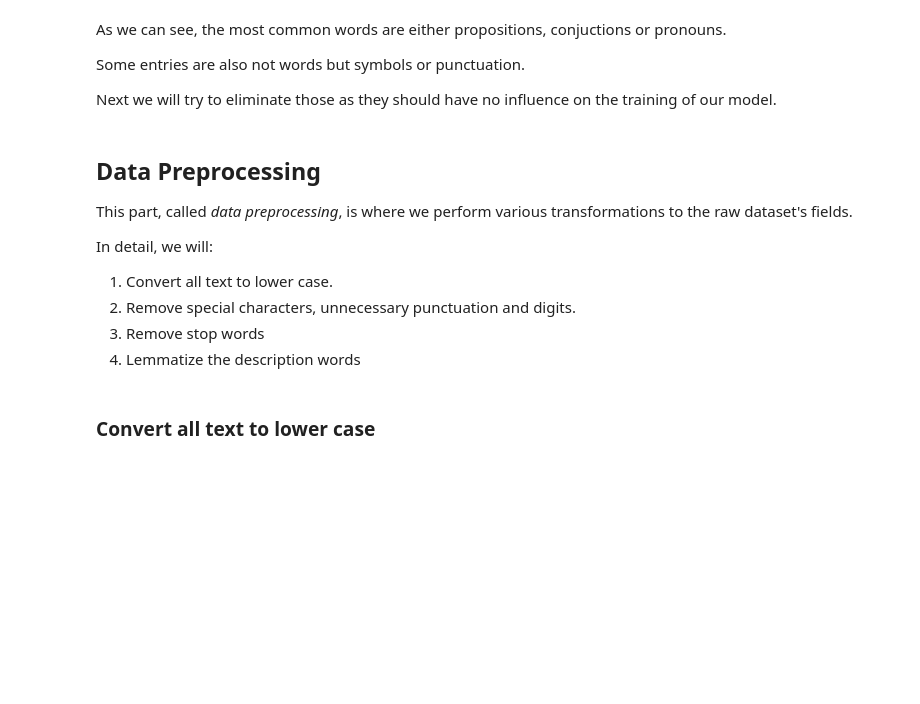
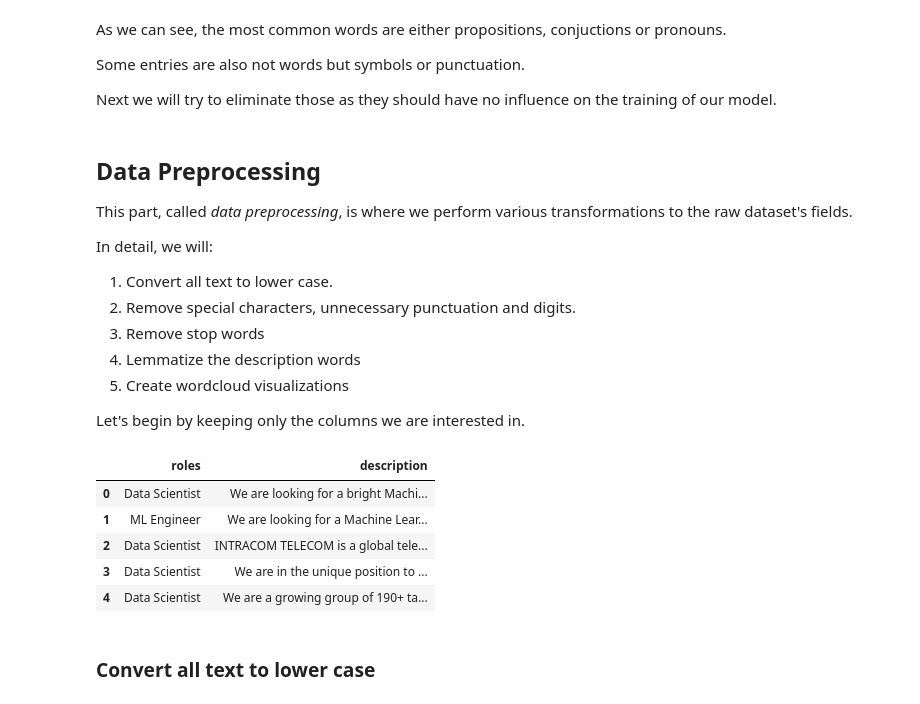
Before and after one commit to sotostzam/job-stats, a Jupyter notebook: notebooks/eda.ipynb, the cells around one changed output. Saved outputs shown, nothing was run; the diff lists cells and outputs as text; code cells hidden in the pictures; blank space fills up the shorter version.

Commit message:
enhance Data Preprocessing section

```diff
--- a/notebooks/eda.ipynb
+++ b/notebooks/eda.ipynb
@@ -220,7 +227,20 @@ In detail, we will:
 1. Convert all text to lower case.
 2. Remove special characters, unnecessary punctuation and digits.
 3. Remove stop words
-5. Lemmatize the description words
+4. Lemmatize the description words
+5. Create wordcloud visualizations
+
+Let's begin by keeping only the columns we are interested in.
+# %%
+df = df[['roles', 'description']]
+df.head()
+# %% [output]
+|  | roles | description |
+| 0 | Data Scientist | We are looking for a bright Machi... |
+| 1 | ML Engineer | We are looking for a Machine Lear... |
+| 2 | Data Scientist | INTRACOM TELECOM is a global tele... |
+| 3 | Data Scientist | We are in the unique position to ... |
+| 4 | Data Scientist | We are a growing group of 190+ ta... |
 # %% [markdown]
 ### Convert all text to lower case
 # %%
```
Also changed, not shown: parts of 10 cells of this notebook.
